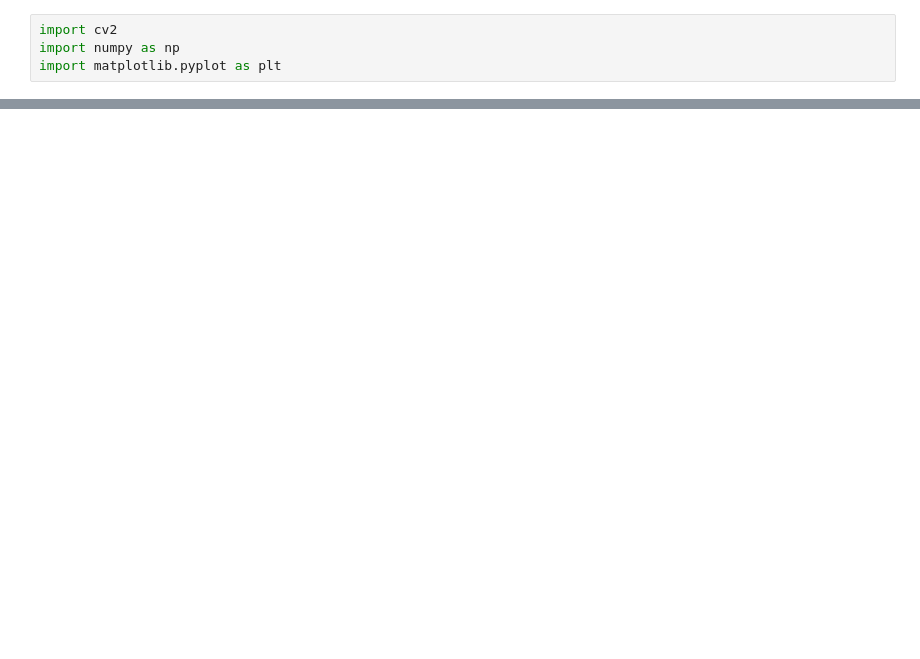
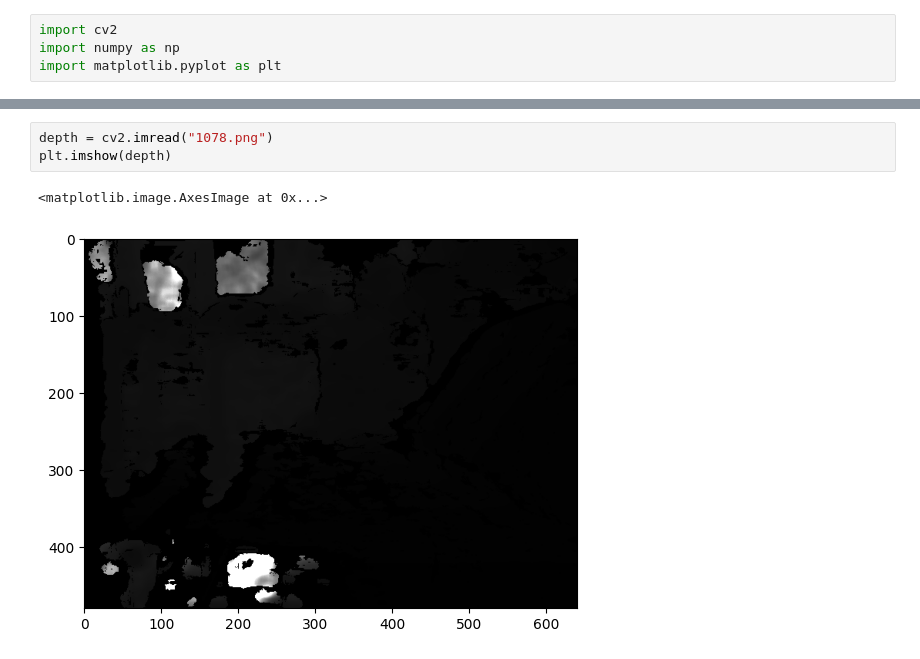
Before and after one commit to KnightDIRT/VBV-with-Depth-Camera, a Jupyter notebook: Palm/Perspective_transformation/main_img.ipynb, the cells around one changed output, grey strips where cells are left out. Cells and saved outputs as stored; diff of their text form; blank space fills up the shorter version.

```diff
--- a/Palm/Perspective_transformation/main_img.ipynb
+++ b/Palm/Perspective_transformation/main_img.ipynb
@@ -31,0 +32,6 @@ plt.imshow(res)
+# %%
+depth = cv2.imread("1078.png")
+plt.imshow(depth)
+# %% [output]
+<matplotlib.image.AxesImage at 0x...>
+[figure, added]
```
Also changed, not shown: parts of 3 cells of this notebook, 13 other files.
